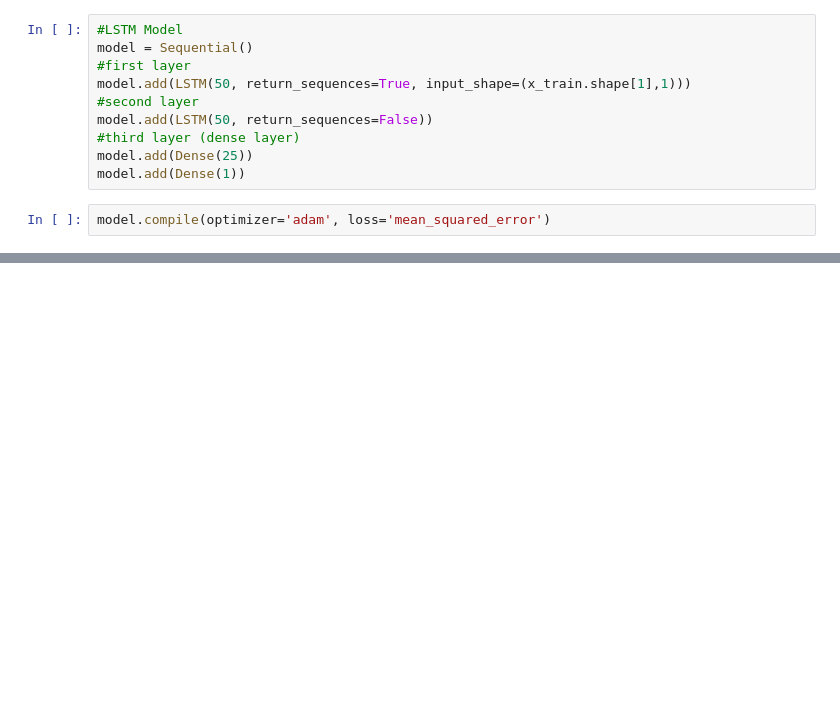
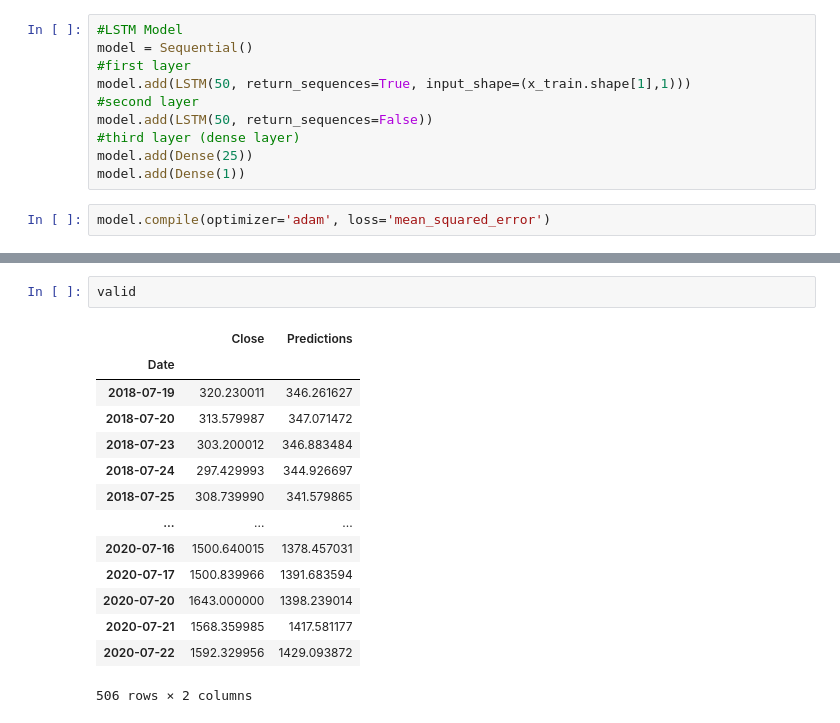
Before and after one commit to darshselarka1497/Apple-AAPL-Stock-Price-Predictor, a Jupyter notebook: predictor_model.ipynb, the cells around one changed output, grey strips where cells are left out. Cells and saved outputs as stored; diff of their text form; blank space fills up the shorter version.

```diff
--- a/predictor_model.ipynb
+++ b/predictor_model.ipynb
@@ -83,0 +173,17 @@ Epoch 1/1
+# %%
+valid
+# %% [output]
+|  | Close | Predictions |
+| Date |  |  |
+| 2018-07-19 | 320.230011 | 346.261627 |
+| 2018-07-20 | 313.579987 | 347.071472 |
+| 2018-07-23 | 303.200012 | 346.883484 |
+| 2018-07-24 | 297.429993 | 344.926697 |
+| 2018-07-25 | 308.739990 | 341.579865 |
+| ... | ... | ... |
+| 2020-07-16 | 1500.640015 | 1378.457031 |
+| 2020-07-17 | 1500.839966 | 1391.683594 |
+| 2020-07-20 | 1643.000000 | 1398.239014 |
+| 2020-07-21 | 1568.359985 | 1417.581177 |
+| 2020-07-22 | 1592.329956 | 1429.093872 |
+506 rows × 2 columns
```
Also changed, not shown: parts of 18 cells of this notebook.
